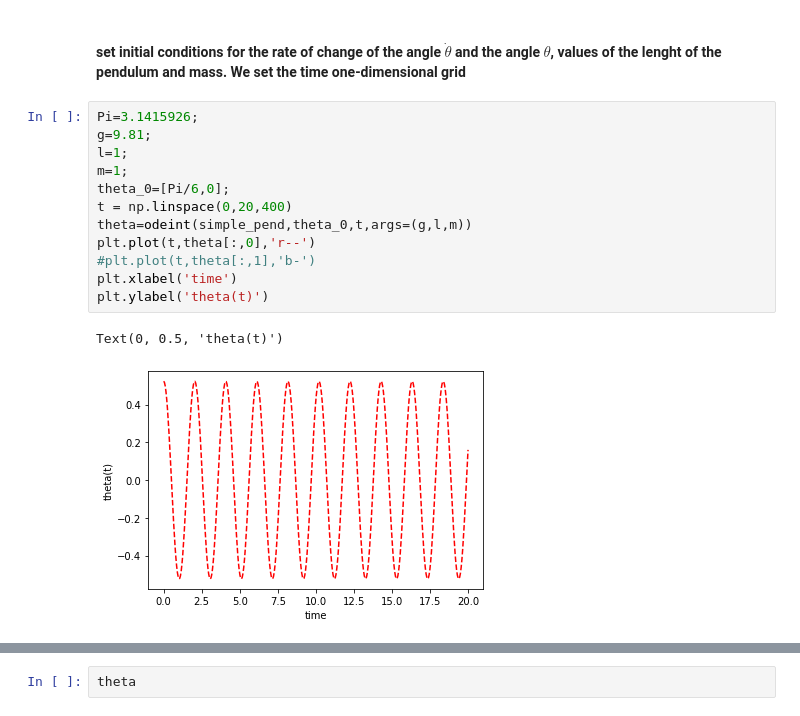
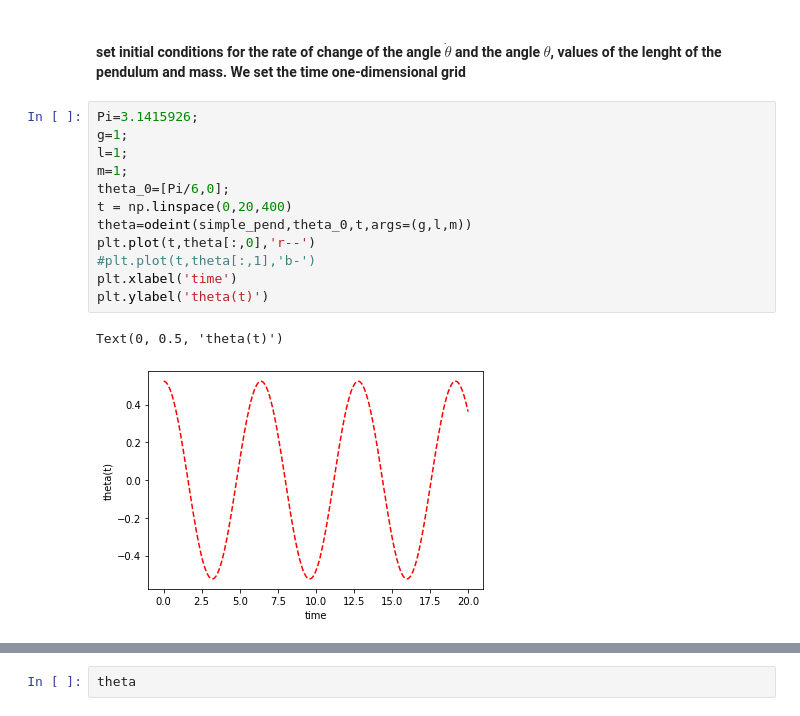
Before and after one commit to lewtun/lagnn, a Jupyter notebook: notebooks/02_simulator.ipynb, the cells around one changed output, grey strips where cells are left out. Cells and saved outputs as stored; diff of their text form.

```diff
--- a/notebooks/02_simulator.ipynb
+++ b/notebooks/02_simulator.ipynb
@@ -26,16 +32,16 @@ def simple_pend(theta,t,g,l,m):
 #### set initial conditions for the rate of change of the angle $\dot{\theta}$ and the angle $\theta$, values of the lenght of the pendulum and mass. We set the time one-dimensional grid
 # %%
 Pi=3.1415926;
-g=9.81;
+g=1;
 l=1;
 m=1;
 theta_0=[Pi/6,0];
 t = np.linspace(0,20,400)
 theta=odeint(simple_pend,theta_0,t,args=(g,l,m))
 plt.plot(t,theta[:,0],'r--')
 #plt.plot(t,theta[:,1],'b-')
 plt.xlabel('time')
 plt.ylabel('theta(t)')
 # %% [output]
 Text(0, 0.5, 'theta(t)')
-[figure, old version]
+[figure, new version]
```
Also changed, not shown: parts of 3 cells of this notebook.
